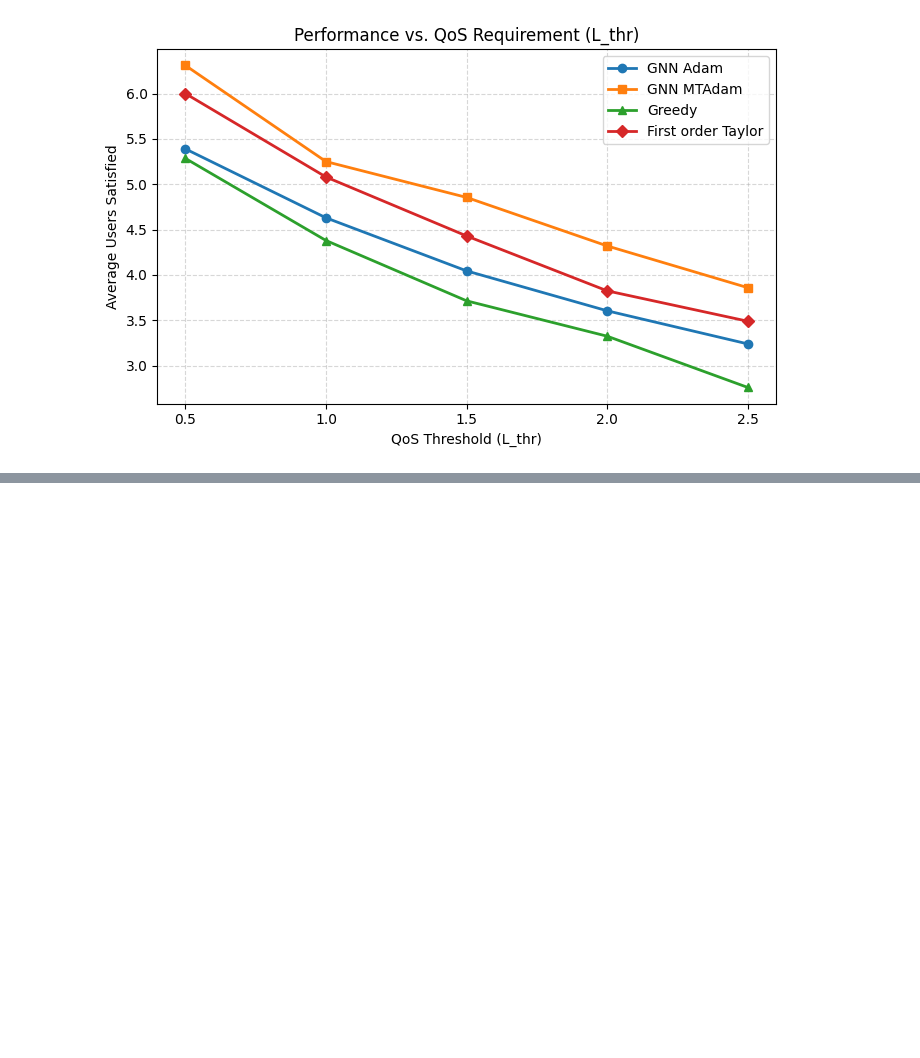
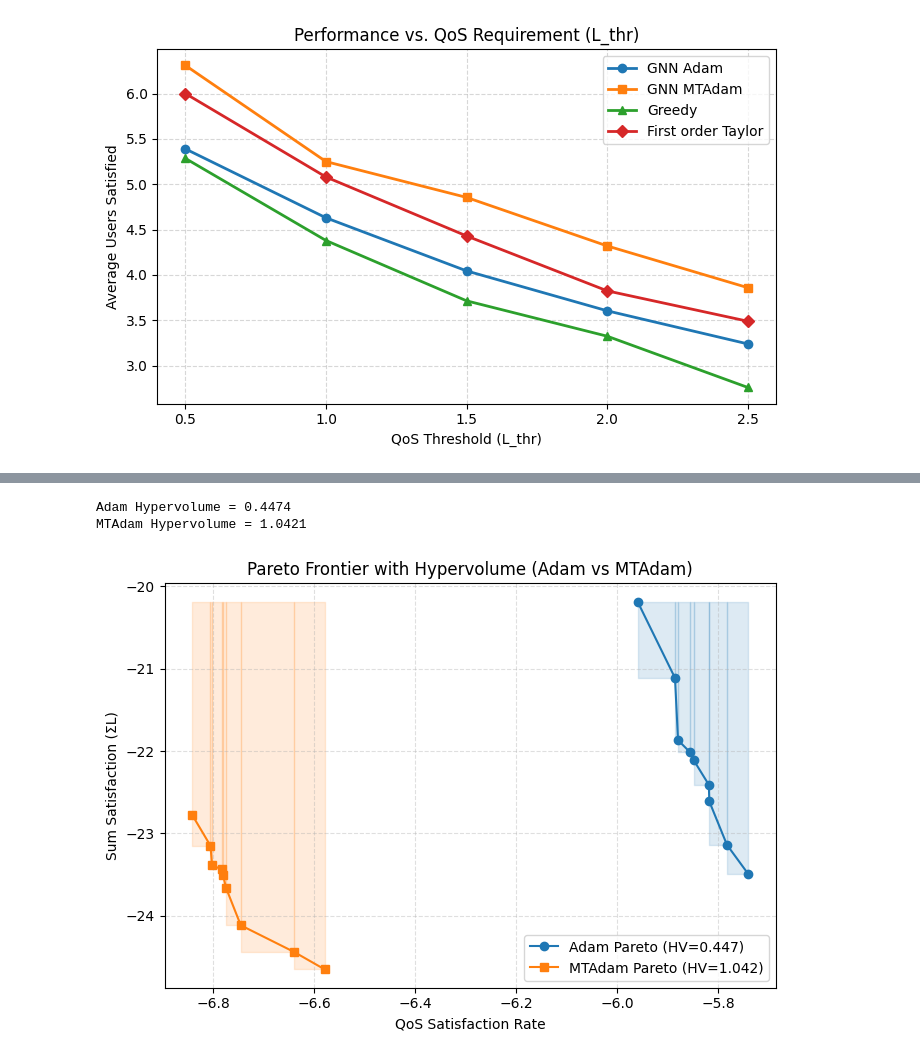
Before and after one commit to vuhoangviet0808/gnn-congestion-control, a Jupyter notebook: gcn_n.ipynb, the cells around one changed output, grey strips where cells are left out. Drawn from its saved outputs; the diff is of its cells as text; code cells hidden in the pictures; blank space fills up the shorter version.

```diff
--- a/gcn_n.ipynb
+++ b/gcn_n.ipynb
@@ -2084,3 +2251,6 @@ for ep in range(1, EPOCHS+1):
+# %%
+L_mtadam = []
+Q_mtadam = []
 # %% [markdown]
 ## Convergence
 # %%
@@ -4405,0 +4918,44 @@ L_thr=2.50 | GNN Adam=3.240 | GNN MTAdam=3.860 | Greedy=2.760
+# %%
+def compute_hv(Q, L, ref):
+    hv = 0.0
+    for i in range(len(Q) - 1):
+        hv += (Q[i + 1] - Q[i]) * (L[i] - ref[1])
+    return hv
+
+sumL_adam = -np.array(L_adam)
+Q_adam    = -10*np.array(Q_adam_)
+sumL_mt   = -np.array(L_mtadam)
+Q_mt      = -10*np.array(Q_mtadam)
+ref = [max(Q_adam*10), max(sumL_adam)]
+hv_adam = compute_hv(Q_adam, sumL_adam, ref)
+hv_mt = compute_hv(Q_mt, sumL_mt, ref)
+
+print(f"Adam Hypervolume = {hv_adam:.4f}")
+print(f"MTAdam Hypervolume = {hv_mt:.4f}")
+
+# ==== Vẽ hình Pareto + Hypervolume ====
+plt.figure(figsize=(7, 5))
+
+# Vẽ Pareto
+plt.plot(Q_adam, sumL_adam, '-o', color='tab:blue', label=f'Adam Pareto (HV={hv_adam:.3f})')
+plt.plot(Q_mt, sumL_mt, '-s', color='tab:orange', label=f'MTAdam Pareto (HV={hv_mt:.3f})')
+
+# Vẽ các phần vùng HV (chỉ để minh họa trực quan)
+for i in range(len(Q_adam) - 1):
+    plt.fill_between([Q_adam[i], Q_adam[i + 1]], ref[1], sumL_adam[i],
+                     color='tab:blue', alpha=0.15)
+for i in range(len(Q_mtadam) - 1):
+    plt.fill_between([Q_mt[i], Q_mt[i + 1]], ref[1], sumL_mt[i],
+                     color='tab:orange', alpha=0.15)
+
+plt.xlabel("QoS Satisfaction Rate")
+plt.ylabel("Sum Satisfaction (ΣL)")
+plt.title("Pareto Frontier with Hypervolume (Adam vs MTAdam)")
+plt.grid(alpha=0.4, linestyle="--")
+plt.legend()
+plt.tight_layout()
+plt.show()
+# %% [output]
+Adam Hypervolume = 0.4474
+MTAdam Hypervolume = 1.0421
+[figure, added]
```
Also changed, not shown: parts of 33 cells of this notebook, 18 other files.
